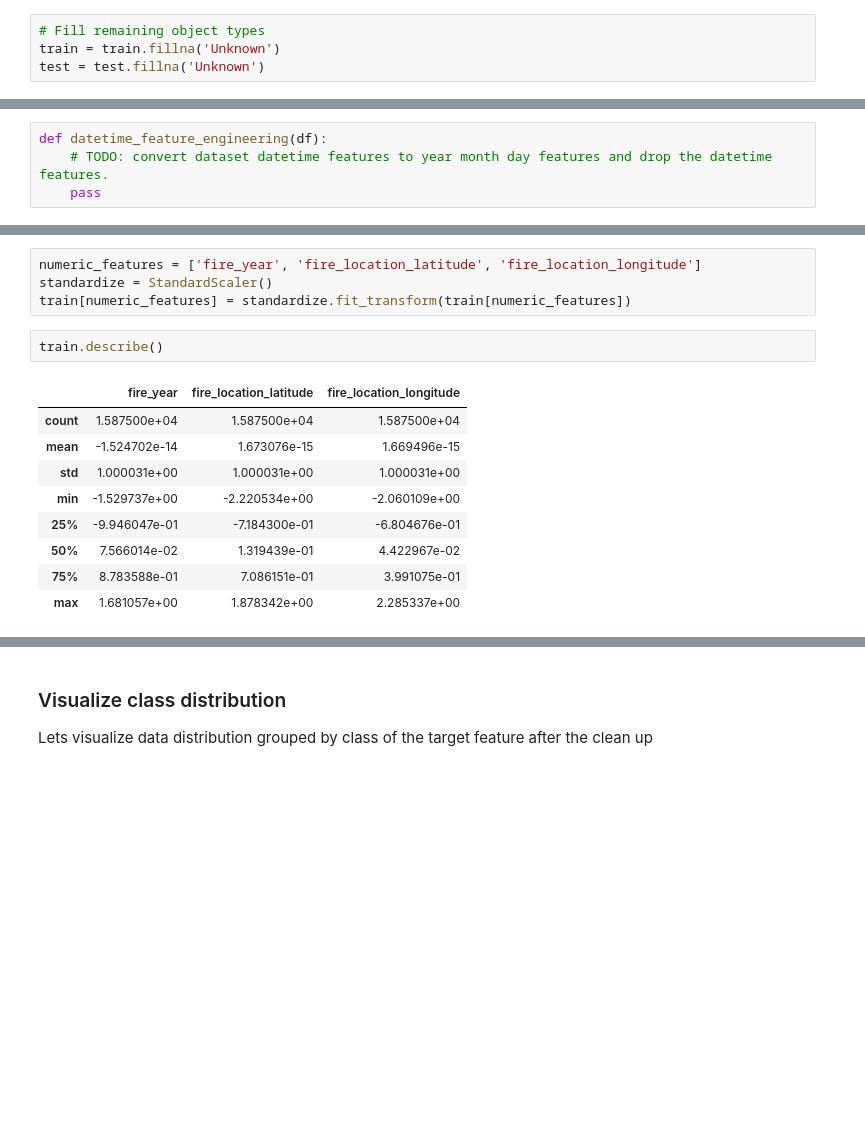
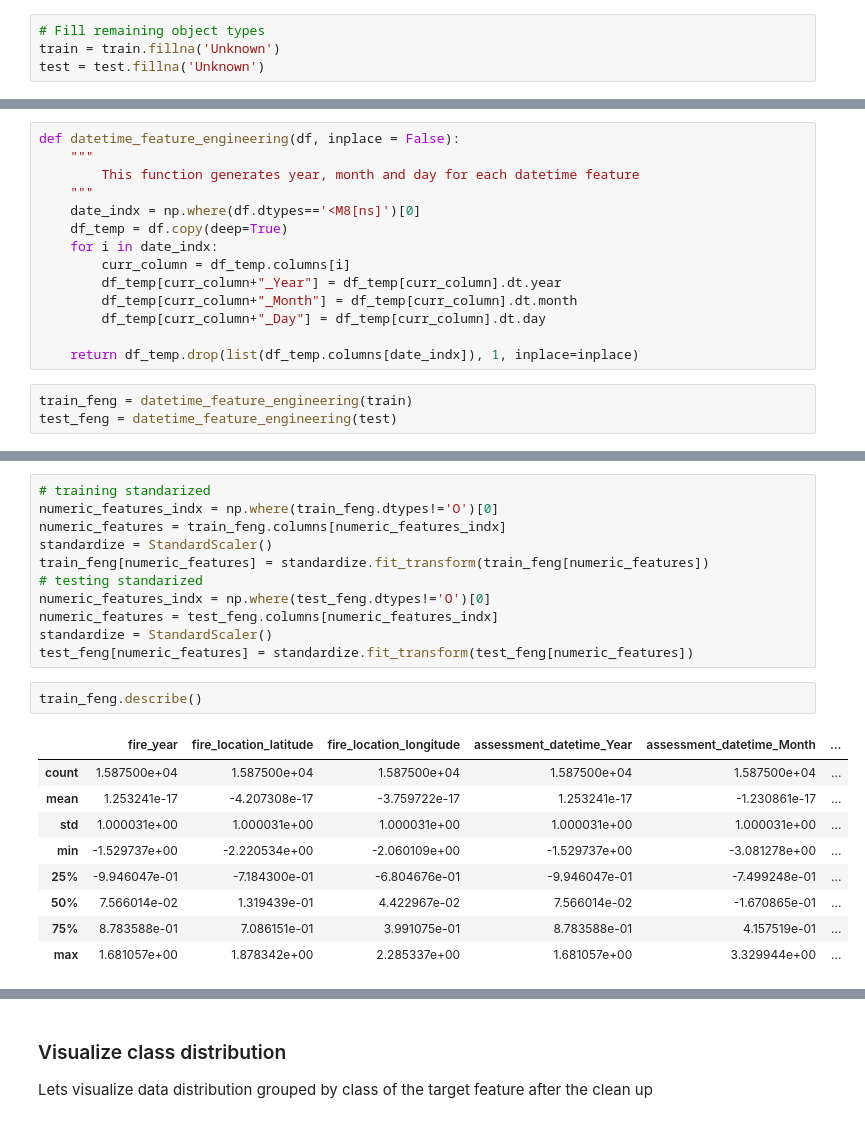
Before and after one commit to CheloGE/CARINO-wildfire_size_prediction, a Jupyter notebook: Wildfire_size_prediction.ipynb, the cells around one changed output, grey strips where cells are left out. Drawn from its saved outputs; the diff is of its cells as text; blank space fills up the shorter version.

```diff
--- a/Wildfire_size_prediction.ipynb
+++ b/Wildfire_size_prediction.ipynb
@@ -260,4 +296,17 @@ train[dates_list]
-# %%
-def datetime_feature_engineering(df):
-    # TODO: convert dataset datetime features to year month day features and drop the datetime features.
-    pass
+# %%
+def datetime_feature_engineering(df, inplace = False):
+    """
+        This function generates year, month and day for each datetime feature
+    """
+    date_indx = np.where(df.dtypes=='<M8[ns]')[0]
+    df_temp = df.copy(deep=True)
+    for i in date_indx:
+        curr_column = df_temp.columns[i]
+        df_temp[curr_column+"_Year"] = df_temp[curr_column].dt.year
+        df_temp[curr_column+"_Month"] = df_temp[curr_column].dt.month
+        df_temp[curr_column+"_Day"] = df_temp[curr_column].dt.day
+
+    return df_temp.drop(list(df_temp.columns[date_indx]), 1, inplace=inplace)
+# %%
+train_feng = datetime_feature_engineering(train)
+test_feng = datetime_feature_engineering(test)
@@ -281,16 +350,23 @@ train.describe()
-# %%
-numeric_features = ['fire_year', 'fire_location_latitude', 'fire_location_longitude']
-standardize = StandardScaler()
-train[numeric_features] = standardize.fit_transform(train[numeric_features])
+# %%
+# training standarized
+numeric_features_indx = np.where(train_feng.dtypes!='O')[0]
+numeric_features = train_feng.columns[numeric_features_indx]
+standardize = StandardScaler()
+train_feng[numeric_features] = standardize.fit_transform(train_feng[numeric_features])
+# testing standarized
+numeric_features_indx = np.where(test_feng.dtypes!='O')[0]
+numeric_features = test_feng.columns[numeric_features_indx]
+standardize = StandardScaler()
+test_feng[numeric_features] = standardize.fit_transform(test_feng[numeric_features])
 # %%
-train.describe()
+train_feng.describe()
 # %% [output]
-|  | fire_year | fire_location_latitude | fire_location_longitude |
-| count | 1.587500e+04 | 1.587500e+04 | 1.587500e+04 |
-| mean | -1.524702e-14 | 1.673076e-15 | 1.669496e-15 |
-| std | 1.000031e+00 | 1.000031e+00 | 1.000031e+00 |
-| min | -1.529737e+00 | -2.220534e+00 | -2.060109e+00 |
-| 25% | -9.946047e-01 | -7.184300e-01 | -6.804676e-01 |
-| 50% | 7.566014e-02 | 1.319439e-01 | 4.422967e-02 |
-| 75% | 8.783588e-01 | 7.086151e-01 | 3.991075e-01 |
-| max | 1.681057e+00 | 1.878342e+00 | 2.285337e+00 |
+|  | fire_year | fire_location_latitude | fire_location_longitude | assessment_datetime_Year | assessment_datetime_Month | ... |
+| count | 1.587500e+04 | 1.587500e+04 | 1.587500e+04 | 1.587500e+04 | 1.587500e+04 | ... |
+| mean | 1.253241e-17 | -4.207308e-17 | -3.759722e-17 | 1.253241e-17 | -1.230861e-17 | ... |
+| std | 1.000031e+00 | 1.000031e+00 | 1.000031e+00 | 1.000031e+00 | 1.000031e+00 | ... |
+| min | -1.529737e+00 | -2.220534e+00 | -2.060109e+00 | -1.529737e+00 | -3.081278e+00 | ... |
+| 25% | -9.946047e-01 | -7.184300e-01 | -6.804676e-01 | -9.946047e-01 | -7.499248e-01 | ... |
+| 50% | 7.566014e-02 | 1.319439e-01 | 4.422967e-02 | 7.566014e-02 | -1.670865e-01 | ... |
+| 75% | 8.783588e-01 | 7.086151e-01 | 3.991075e-01 | 8.783588e-01 | 4.157519e-01 | ... |
+| max | 1.681057e+00 | 1.878342e+00 | 2.285337e+00 | 1.681057e+00 | 3.329944e+00 | ... |
```
Also changed, not shown: parts of 16 cells of this notebook.
